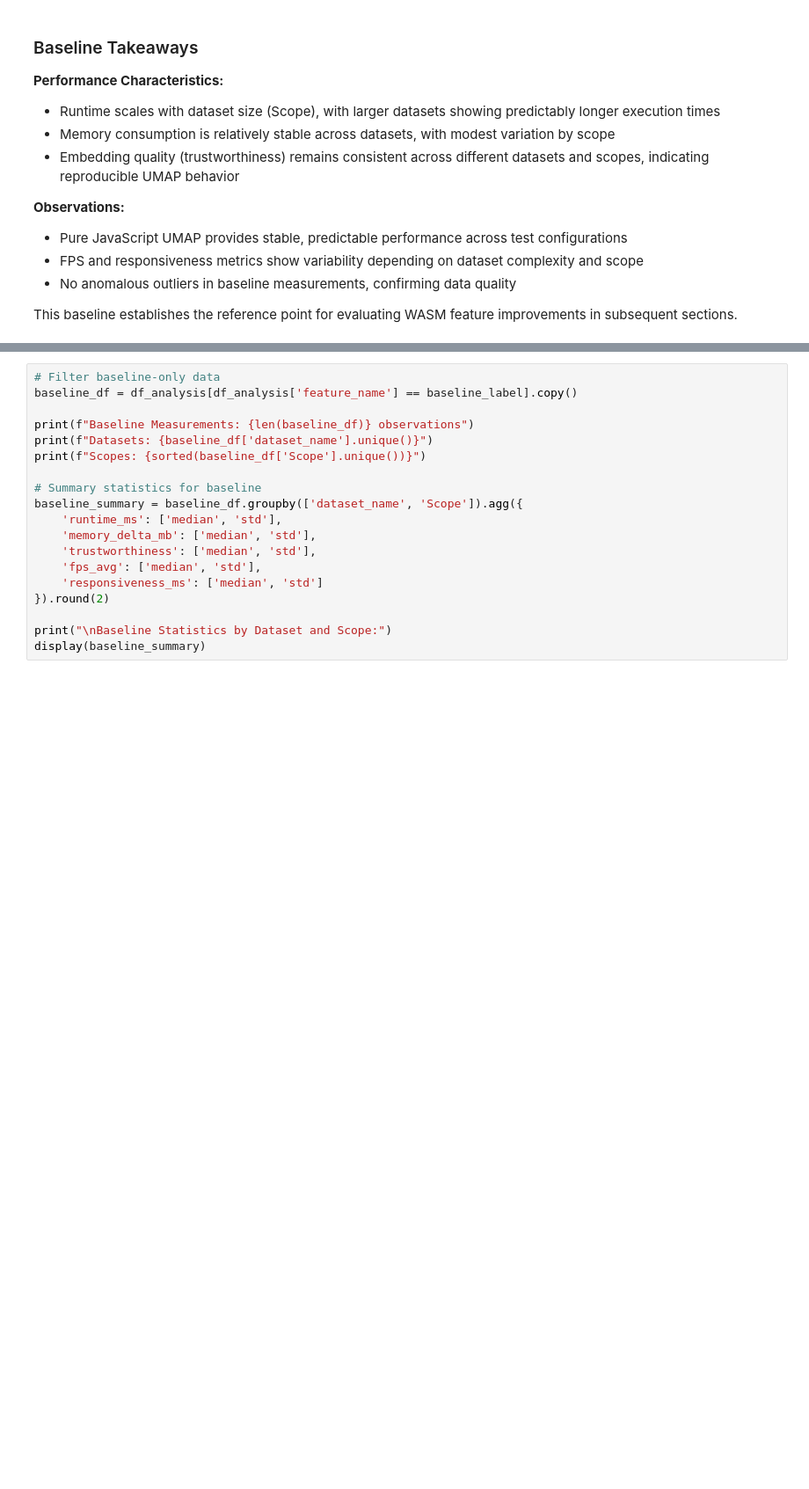
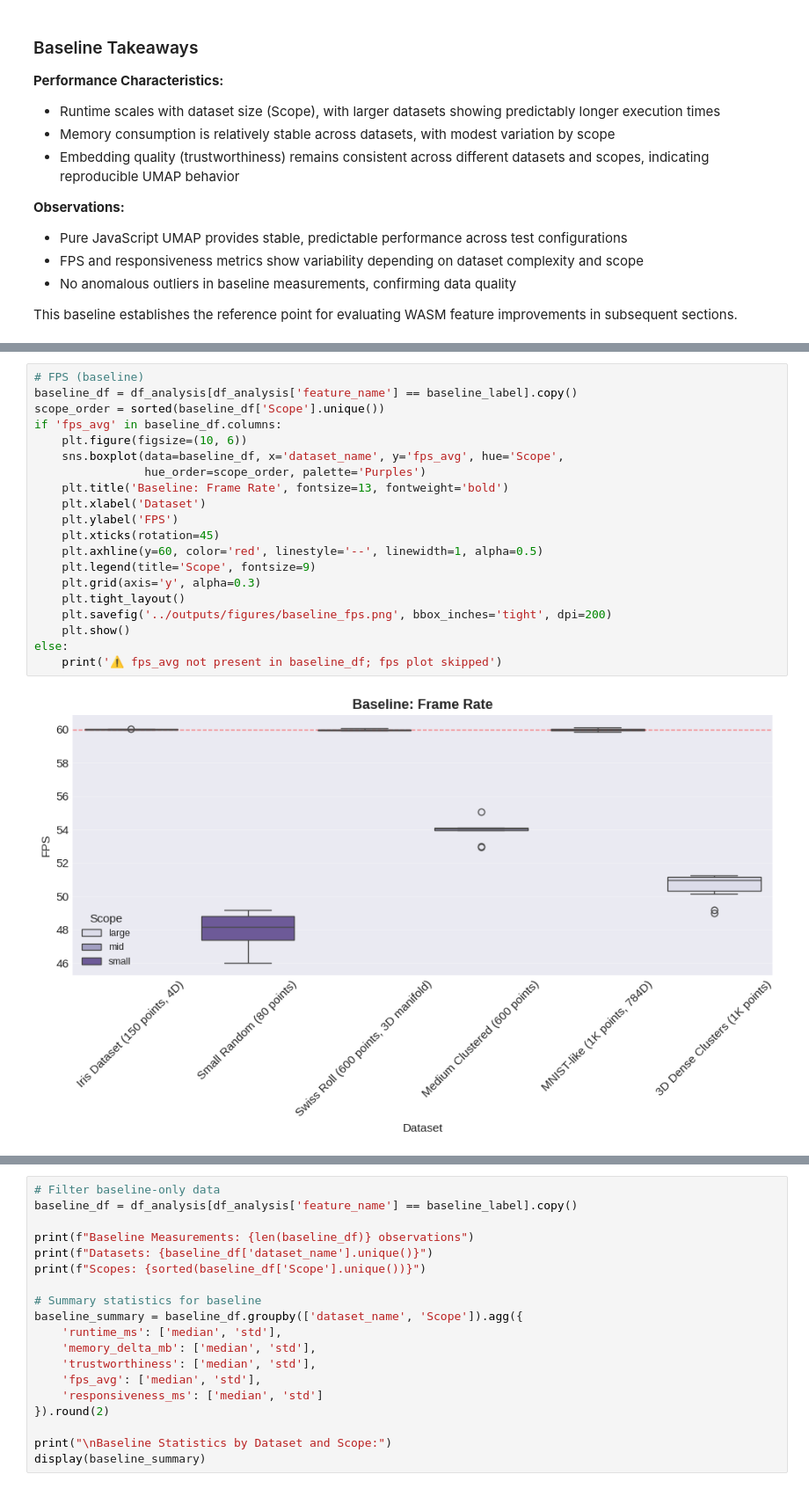
Before and after one commit to elarsaks/umap-bench, a Jupyter notebook: bench/analysis/analysis.ipynb, the cells around one changed output, grey strips where cells are left out. Shown at 88% size. Cells and saved outputs as stored; diff of their text form; blank space fills up the shorter version.

```diff
--- a/bench/analysis/analysis.ipynb
+++ b/bench/analysis/analysis.ipynb
@@ -304,0 +289,22 @@ print("✓ Baseline distributions visualized")
+# %%
+# FPS (baseline)
+baseline_df = df_analysis[df_analysis['feature_name'] == baseline_label].copy()
+scope_order = sorted(baseline_df['Scope'].unique())
+if 'fps_avg' in baseline_df.columns:
+    plt.figure(figsize=(10, 6))
+    sns.boxplot(data=baseline_df, x='dataset_name', y='fps_avg', hue='Scope',
+                hue_order=scope_order, palette='Purples')
+    plt.title('Baseline: Frame Rate', fontsize=13, fontweight='bold')
+    plt.xlabel('Dataset')
+    plt.ylabel('FPS')
+    plt.xticks(rotation=45)
+    plt.axhline(y=60, color='red', linestyle='--', linewidth=1, alpha=0.5)
+    plt.legend(title='Scope', fontsize=9)
+    plt.grid(axis='y', alpha=0.3)
+    plt.tight_layout()
+    plt.savefig('../outputs/figures/baseline_fps.png', bbox_inches='tight', dpi=200)
+    plt.show()
+else:
+    print('⚠️ fps_avg not present in baseline_df; fps plot skipped')
+# %% [output]
+[figure, added]
```
Also changed, not shown: parts of 5 cells of this notebook, 5 other files.
